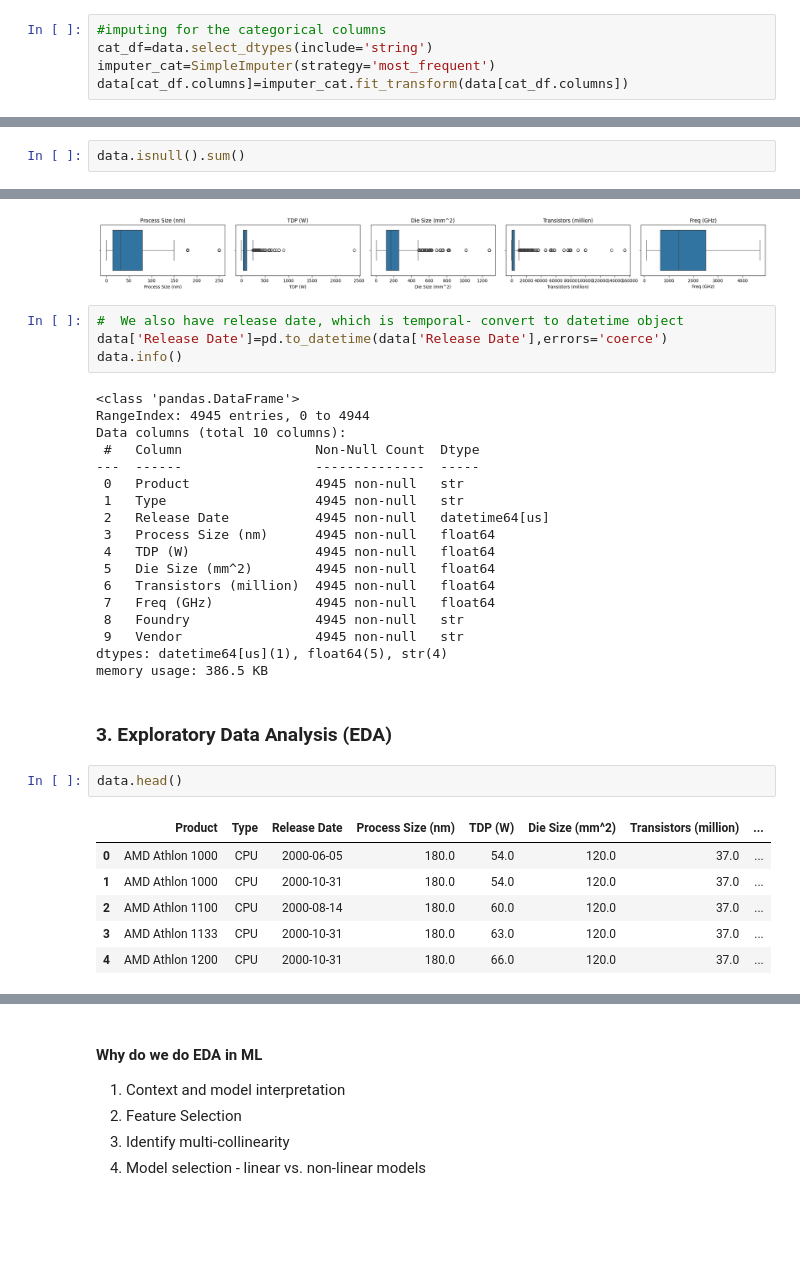
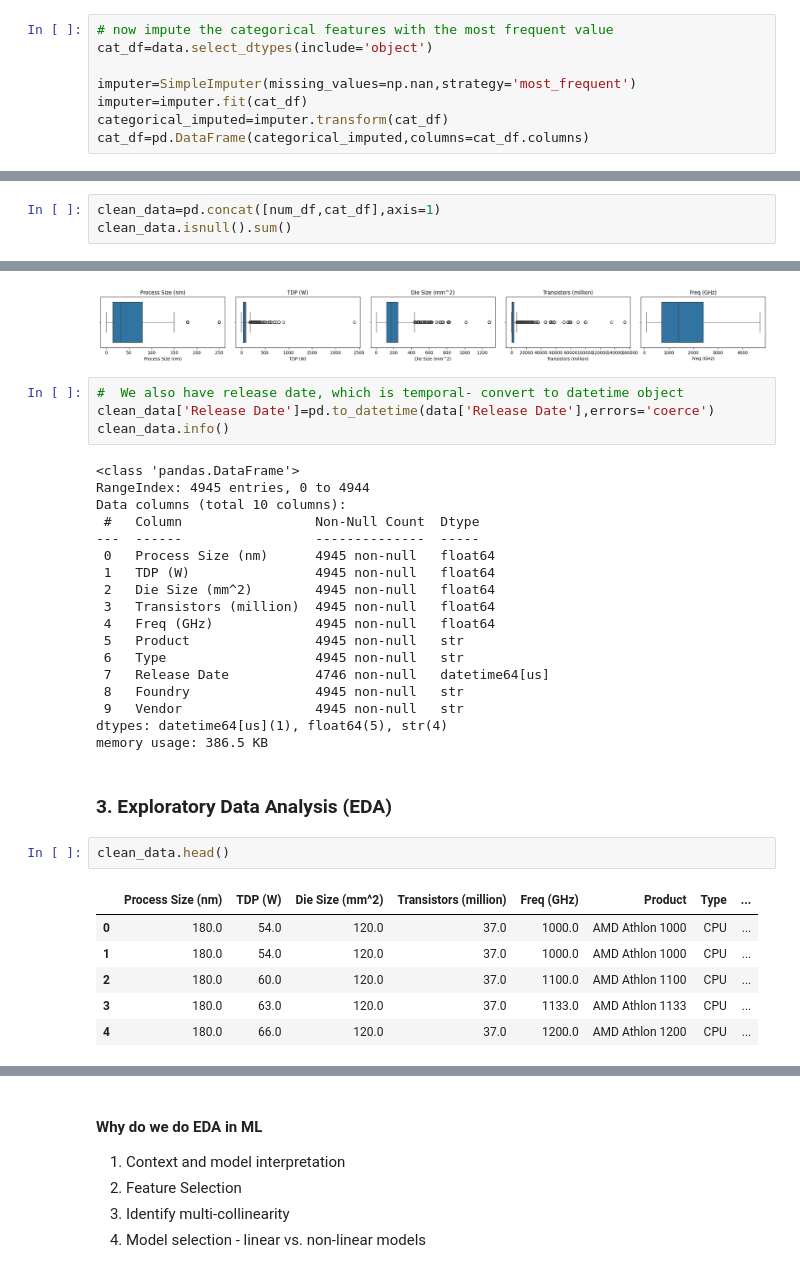
Before and after one commit to WamzMwangi/Machine_Learning_Foundations, a Jupyter notebook: Data-cleaning-and-preprocessing/data-preparation-project.ipynb, the cells around one changed output, grey strips where cells are left out. Drawn from its saved outputs; the diff is of its cells as text; blank space fills up the shorter version.

```diff
--- a/Data-cleaning-and-preprocessing/data-preparation-project.ipynb
+++ b/Data-cleaning-and-preprocessing/data-preparation-project.ipynb
@@ -214,5 +221,8 @@ data[num_df.columns]=imputer.fit_transform(data[num_df.columns])
-# %%
-#imputing for the categorical columns
-cat_df=data.select_dtypes(include='string')
-imputer_cat=SimpleImputer(strategy='most_frequent')
-data[cat_df.columns]=imputer_cat.fit_transform(data[cat_df.columns])
+# %%
+# now impute the categorical features with the most frequent value
+cat_df=data.select_dtypes(include='object')
+
+imputer=SimpleImputer(missing_values=np.nan,strategy='most_frequent')
+imputer=imputer.fit(cat_df)
+categorical_imputed=imputer.transform(cat_df)
+cat_df=pd.DataFrame(categorical_imputed,columns=cat_df.columns)
@@ -219,3 +232,4 @@ data[cat_df.columns]=imputer_cat.fit_transform(data[cat_df.columns])
 # %%
-data.isnull().sum()
+clean_data=pd.concat([num_df,cat_df],axis=1)
+clean_data.isnull().sum()
 # %% [output]
@@ -242,22 +256,22 @@ plt.show()
 [figure]
 # %%
 #  We also have release date, which is temporal- convert to datetime object
-data['Release Date']=pd.to_datetime(data['Release Date'],errors='coerce')
-data.info()
+clean_data['Release Date']=pd.to_datetime(data['Release Date'],errors='coerce')
+clean_data.info()
 # %% [output]
 <class 'pandas.DataFrame'>
 RangeIndex: 4945 entries, 0 to 4944
 Data columns (total 10 columns):
  #   Column                 Non-Null Count  Dtype
 ---  ------                 --------------  -----
- 0   Product                4945 non-null   str
- 1   Type                   4945 non-null   str
- 2   Release Date           4945 non-null   datetime64[us]
- 3   Process Size (nm)      4945 non-null   float64
- 4   TDP (W)                4945 non-null   float64
- 5   Die Size (mm^2)        4945 non-null   float64
- 6   Transistors (million)  4945 non-null   float64
- 7   Freq (GHz)             4945 non-null   float64
+ 0   Process Size (nm)      4945 non-null   float64
+ 1   TDP (W)                4945 non-null   float64
+ 2   Die Size (mm^2)        4945 non-null   float64
+ 3   Transistors (million)  4945 non-null   float64
+ 4   Freq (GHz)             4945 non-null   float64
+ 5   Product                4945 non-null   str
+ 6   Type                   4945 non-null   str
+ 7   Release Date           4746 non-null   datetime64[us]
  8   Foundry                4945 non-null   str
  9   Vendor                 4945 non-null   str
 dtypes: datetime64[us](1), float64(5), str(4)
@@ -265,14 +279,14 @@ memory usage: 386.5 KB
 # %% [markdown]
 ### 3. Exploratory Data Analysis (EDA)
 # %%
-data.head()
+clean_data.head()
 # %% [output]
-|  | Product | Type | Release Date | Process Size (nm) | TDP (W) | Die Size (mm^2) | Transistors (million) | ... |
-| 0 | AMD Athlon 1000 | CPU | 2000-06-05 | 180.0 | 54.0 | 120.0 | 37.0 | ... |
-| 1 | AMD Athlon 1000 | CPU | 2000-10-31 | 180.0 | 54.0 | 120.0 | 37.0 | ... |
-| 2 | AMD Athlon 1100 | CPU | 2000-08-14 | 180.0 | 60.0 | 120.0 | 37.0 | ... |
-| 3 | AMD Athlon 1133 | CPU | 2000-10-31 | 180.0 | 63.0 | 120.0 | 37.0 | ... |
-| 4 | AMD Athlon 1200 | CPU | 2000-10-31 | 180.0 | 66.0 | 120.0 | 37.0 | ... |
+|  | Process Size (nm) | TDP (W) | Die Size (mm^2) | Transistors (million) | Freq (GHz) | Product | Type | ... |
+| 0 | 180.0 | 54.0 | 120.0 | 37.0 | 1000.0 | AMD Athlon 1000 | CPU | ... |
+| 1 | 180.0 | 54.0 | 120.0 | 37.0 | 1000.0 | AMD Athlon 1000 | CPU | ... |
+| 2 | 180.0 | 60.0 | 120.0 | 37.0 | 1100.0 | AMD Athlon 1100 | CPU | ... |
+| 3 | 180.0 | 63.0 | 120.0 | 37.0 | 1133.0 | AMD Athlon 1133 | CPU | ... |
+| 4 | 180.0 | 66.0 | 120.0 | 37.0 | 1200.0 | AMD Athlon 1200 | CPU | ... |
 # %%
 # Distributions of Process size,TDP, die size, transistors
 
```
Also changed, not shown: parts of 21 cells of this notebook.
